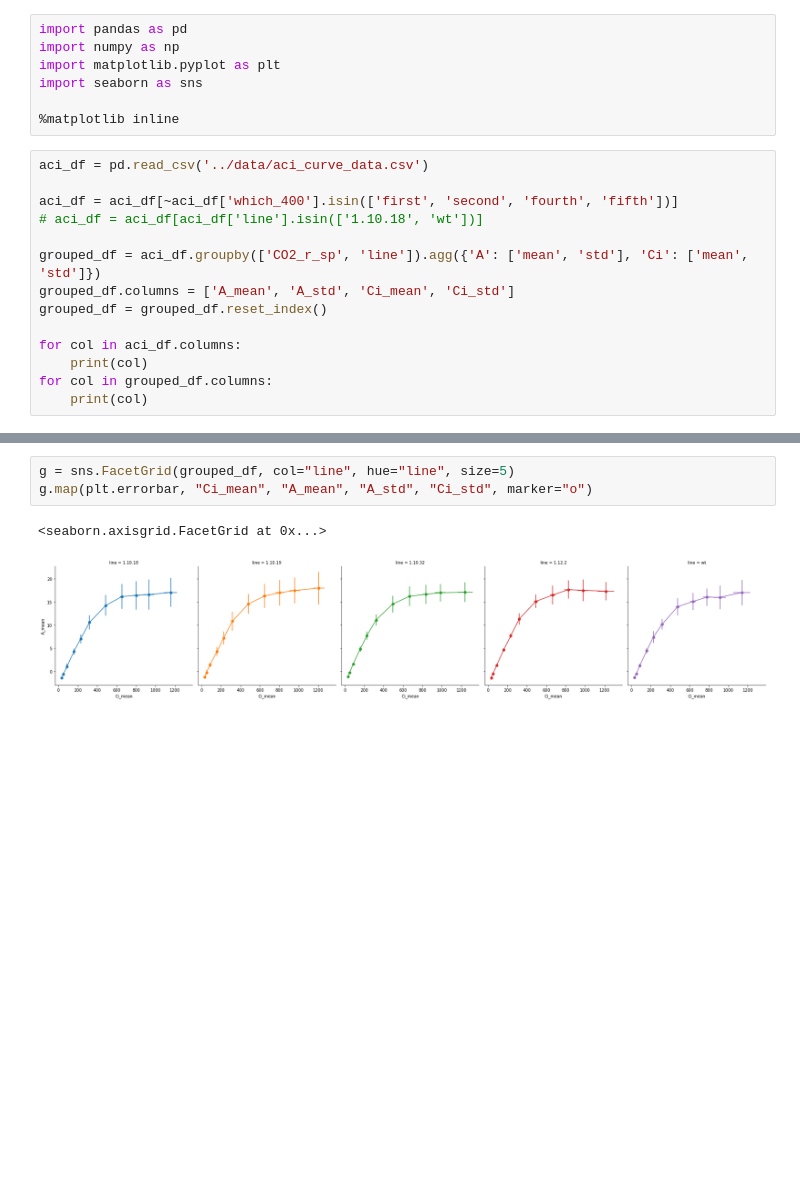
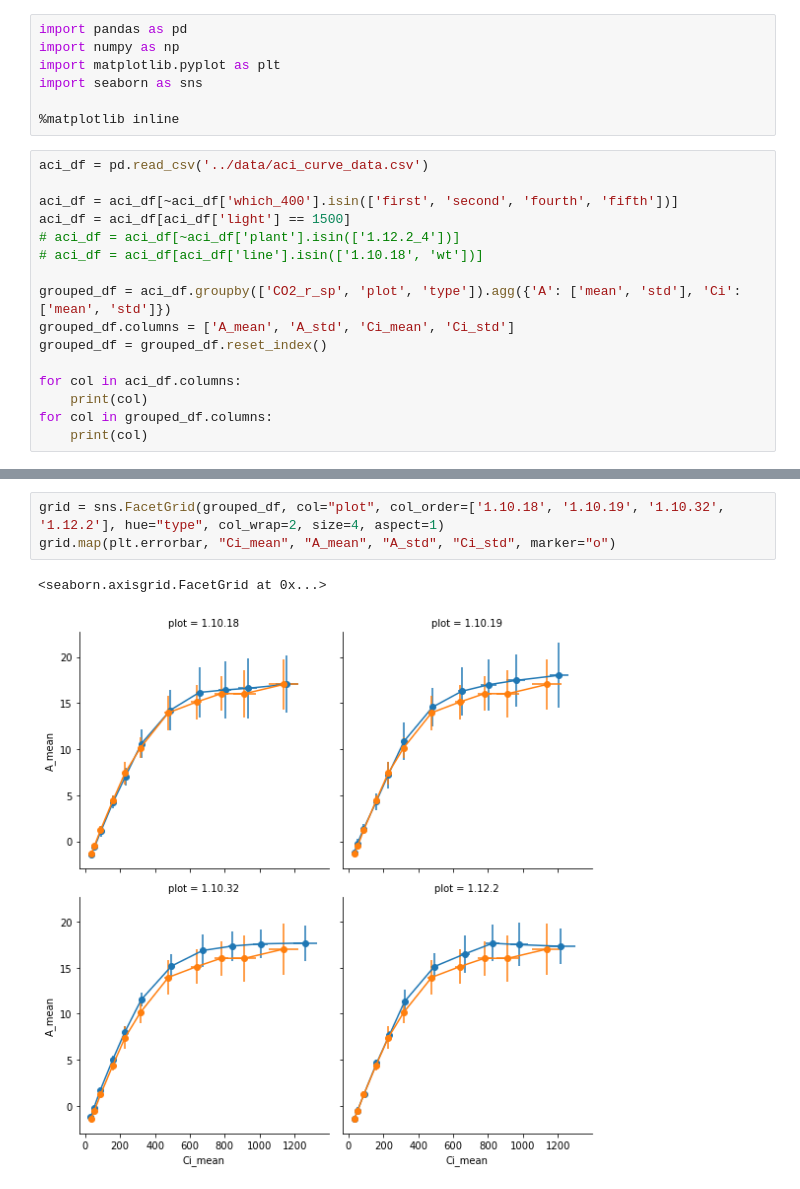
Before and after one commit to RonaCostello/Thesis, a Jupyter notebook: plots/chapter3_ACi_curves.ipynb, the cells around one changed output, grey strips where cells are left out. Cells and saved outputs as stored; diff of their text form; blank space fills up the shorter version.

```diff
--- a/plots/chapter3_ACi_curves.ipynb
+++ b/plots/chapter3_ACi_curves.ipynb
@@ -9,9 +9,11 @@ import seaborn as sns
 aci_df = pd.read_csv('../data/aci_curve_data.csv')
 
 aci_df = aci_df[~aci_df['which_400'].isin(['first', 'second', 'fourth', 'fifth'])]
+aci_df = aci_df[aci_df['light'] == 1500]
+# aci_df = aci_df[~aci_df['plant'].isin(['1.12.2_4'])]
 # aci_df = aci_df[aci_df['line'].isin(['1.10.18', 'wt'])]
 
-grouped_df = aci_df.groupby(['CO2_r_sp', 'line']).agg({'A': ['mean', 'std'], 'Ci': ['mean', 'std']})
+grouped_df = aci_df.groupby(['CO2_r_sp', 'plot', 'type']).agg({'A': ['mean', 'std'], 'Ci': ['mean', 'std']})
 grouped_df.columns = ['A_mean', 'A_std', 'Ci_mean', 'Ci_std']
 grouped_df = grouped_df.reset_index()
 
@@ -39,8 +40,8 @@ A_std
 Ci_mean
 Ci_std
 # %%
-g = sns.FacetGrid(grouped_df, col="line", hue="line", size=5)
-g.map(plt.errorbar, "Ci_mean", "A_mean", "A_std", "Ci_std", marker="o")
+grid = sns.FacetGrid(grouped_df, col="plot", col_order=['1.10.18', '1.10.19', '1.10.32', '1.12.2'], hue="type", col_wrap=2, size=4, aspect=1)
+grid.map(plt.errorbar, "Ci_mean", "A_mean", "A_std", "Ci_std", marker="o")
 # %% [output]
 <seaborn.axisgrid.FacetGrid at 0x...>
-[figure, old version]
+[figure, new version]
```
Also changed, not shown: parts of 1 cell of this notebook.
